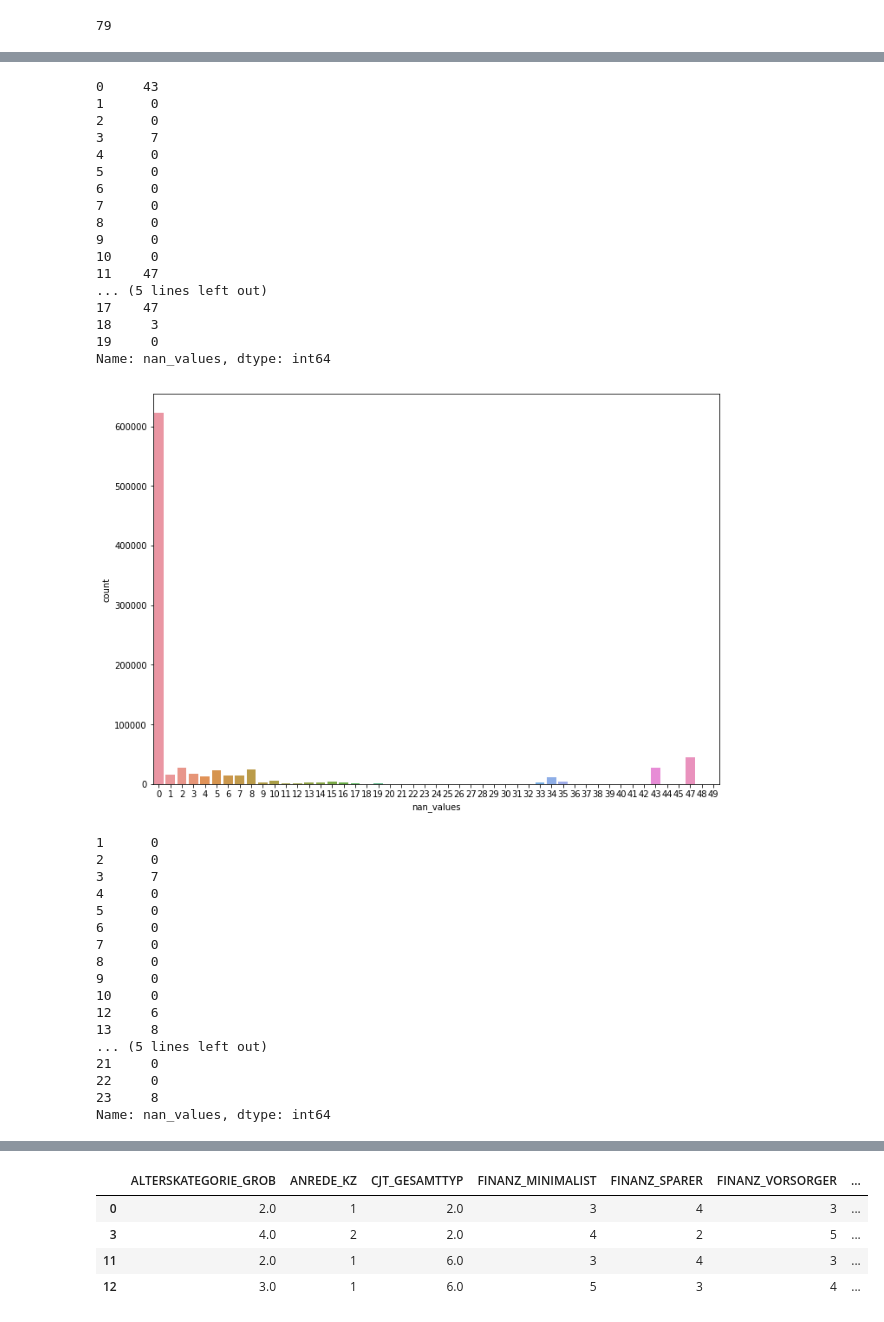
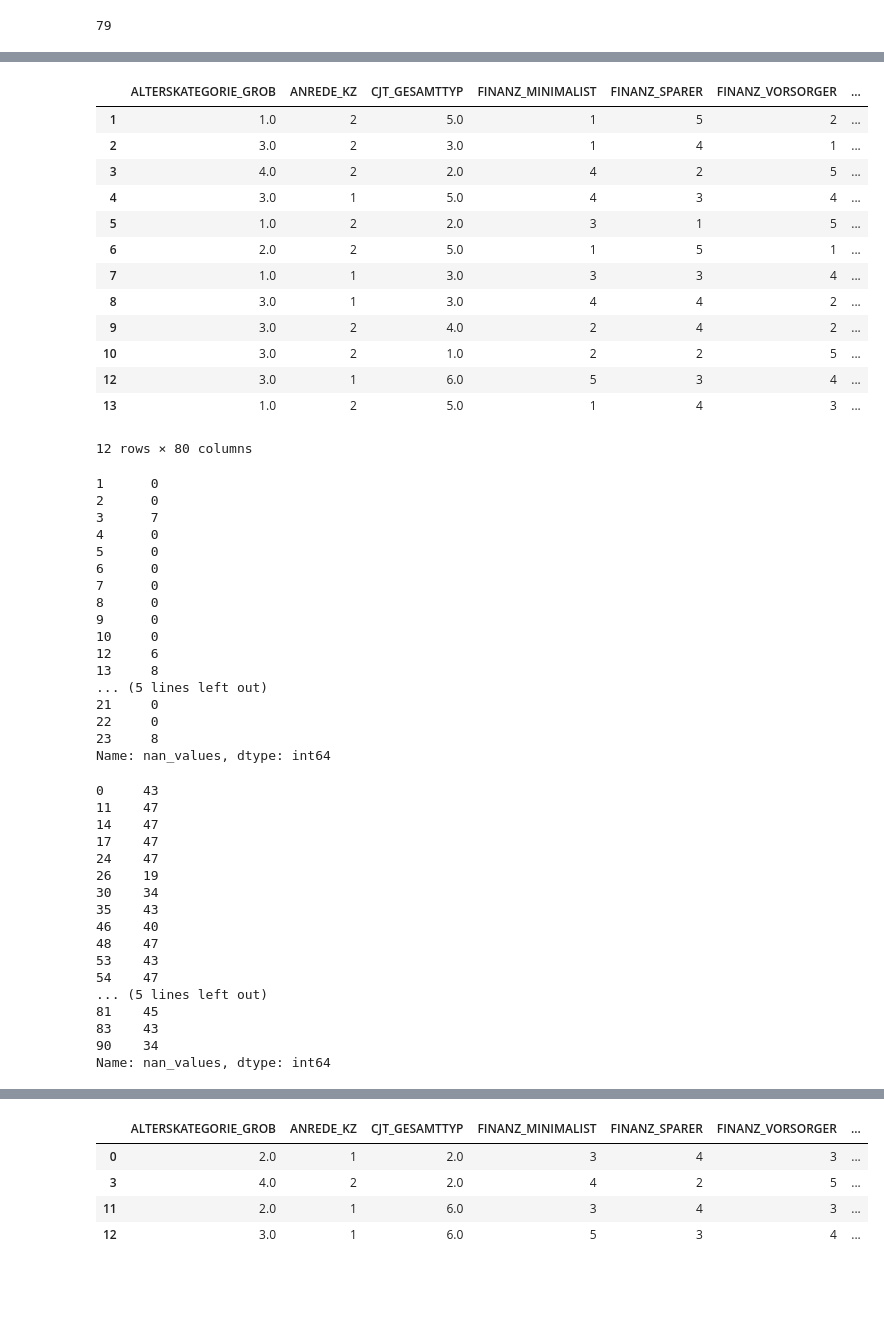
Before and after one commit to noreenwu/customer-segments, a Jupyter notebook: Identify_Customer_Segments.ipynb, the cells around one changed output, grey strips where cells are left out. Drawn from its saved outputs; the diff is of its cells as text; code cells hidden in the pictures; blank space fills up the shorter version.

```diff
--- a/Identify_Customer_Segments.ipynb
+++ b/Identify_Customer_Segments.ipynb
@@ -410,6 +400,4 @@ nan_vals_rows = num_columns - az2.count(axis=1)
 num_columns
 # %% [output]
 79
-# %%
-num_columns = 79
 # %%
@@ -417,7 +439,34 @@ az2['nan_values'] = az2.apply(lambda x: num_columns - x.count(), axis=1)
+# %%
+# Most rows have 0-10 NaN values and a few have as many as 19. Then there is a huge
+# gap before we see some rows with 33 and more NaN values.
+
+# Create dataframes with nan_values below and above (or equal to) the threshold
+
+THRESHOLD = 11
+
+az2_below_thresh = az2[az2['nan_values'] < THRESHOLD]
+az2_above_thresh = az2[az2['nan_values'] >= THRESHOLD]
+# %%
+az2_below_thresh.head(12)
+# %% [output]
+|  | ALTERSKATEGORIE_GROB | ANREDE_KZ | CJT_GESAMTTYP | FINANZ_MINIMALIST | FINANZ_SPARER | FINANZ_VORSORGER | ... |
+| 1 | 1.0 | 2 | 5.0 | 1 | 5 | 2 | ... |
+| 2 | 3.0 | 2 | 3.0 | 1 | 4 | 1 | ... |
+| 3 | 4.0 | 2 | 2.0 | 4 | 2 | 5 | ... |
+| 4 | 3.0 | 1 | 5.0 | 4 | 3 | 4 | ... |
+| 5 | 1.0 | 2 | 2.0 | 3 | 1 | 5 | ... |
+| 6 | 2.0 | 2 | 5.0 | 1 | 5 | 1 | ... |
+| 7 | 1.0 | 1 | 3.0 | 3 | 3 | 4 | ... |
+| 8 | 3.0 | 1 | 3.0 | 4 | 4 | 2 | ... |
+| 9 | 3.0 | 2 | 4.0 | 2 | 4 | 2 | ... |
+| 10 | 3.0 | 2 | 1.0 | 2 | 2 | 5 | ... |
+| 12 | 3.0 | 1 | 6.0 | 5 | 3 | 4 | ... |
+| 13 | 1.0 | 2 | 5.0 | 1 | 4 | 3 | ... |
+12 rows × 80 columns
 # %%
-az2.nan_values.head(20)
+# spot-check
+az2_below_thresh.nan_values.head(20)
 # %% [output]
-0     43
 1      0
 2      0
 3      7
@@ -428,14 +477,10 @@ az2.nan_values.head(20)
 8      0
 9      0
 10     0
-11    47
+12     6
+13     8
 ... (5 lines left out)
-17    47
-18     3
-19     0
+21     0
+22     0
+23     8
 Name: nan_values, dtype: int64
-# %%
-ax = plt.subplots(figsize=(11.7, 8.27))
-ax = sns.countplot(x="nan_values", data=az2)
-# %% [output]
-[figure, removed]
@@ -446,20 +487,21 @@ az2_below_thresh = az2[az2['nan_values'] < THRESHOLD]
 # %%
-az2_below_thresh.nan_values.head(20)
+# spot-check
+az2_above_thresh.nan_values.head(20)
 # %% [output]
-1      0
-2      0
-3      7
-4      0
-5      0
-6      0
-7      0
-8      0
-9      0
-10     0
-12     6
-13     8
+0     43
+11    47
+14    47
+17    47
+24    47
+26    19
+30    34
+35    43
+46    40
+48    47
+53    43
+54    47
 ... (5 lines left out)
-21     0
-22     0
-23     8
+81    45
+83    43
+90    34
 Name: nan_values, dtype: int64
```
Also changed, not shown: parts of 32 cells of this notebook, 1 other file.
